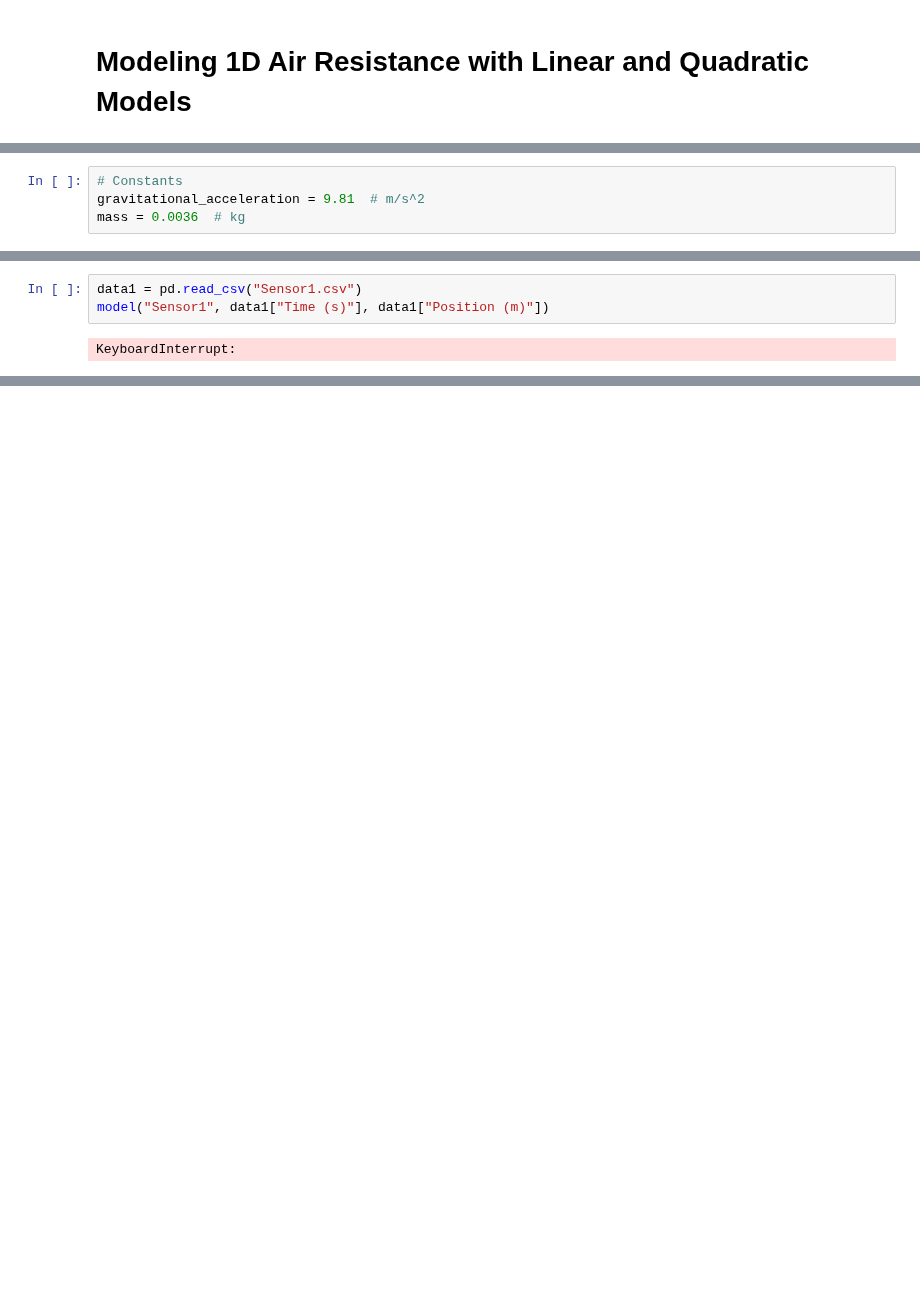
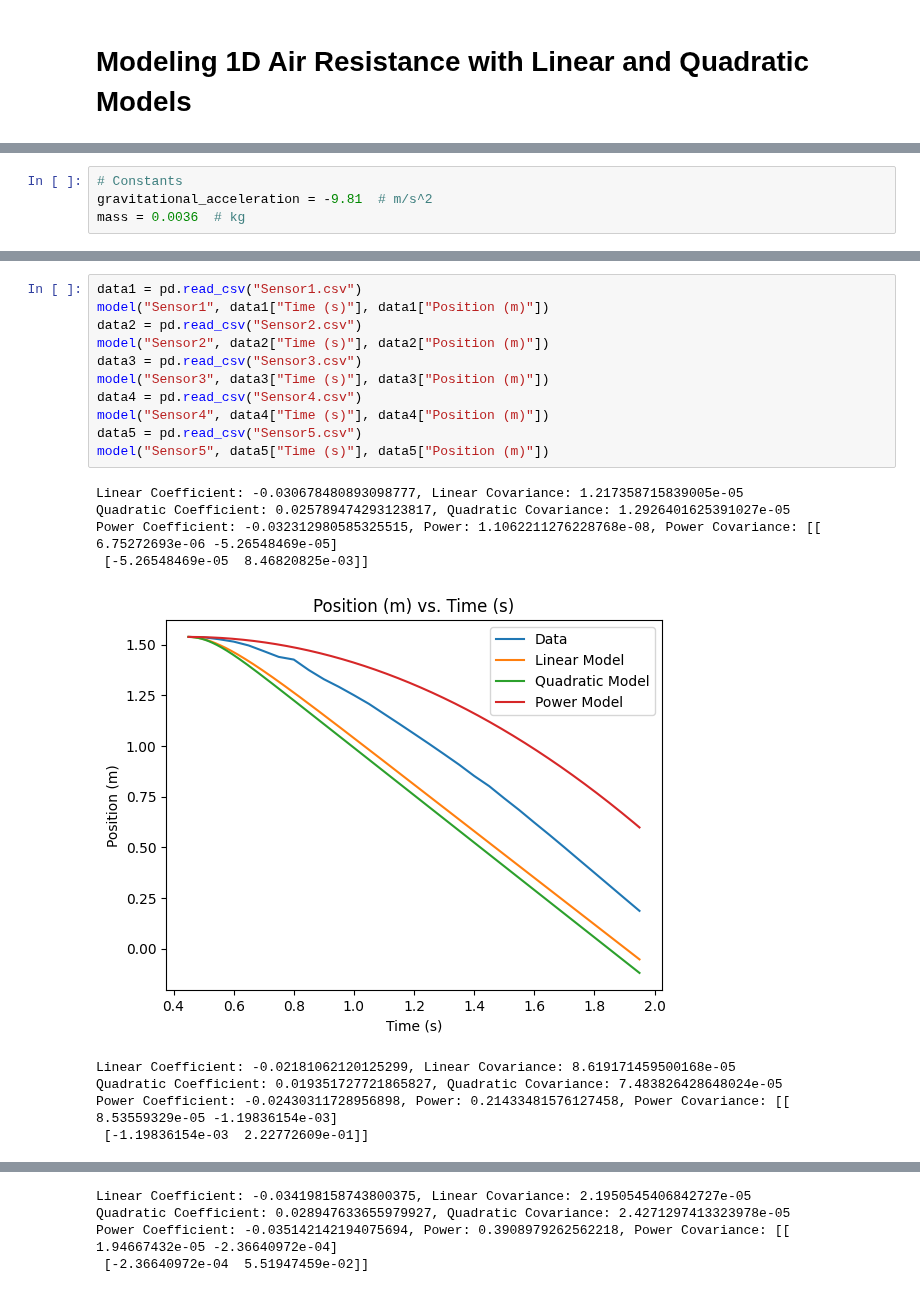
Before and after one commit to kevinthegreat1/HonorsPhysics2, a Jupyter notebook: Unit2/1DWithAirResistance/Model.ipynb, the cells around one changed output, grey strips where cells are left out. Cells and saved outputs as stored; diff of their text form; blank space fills up the shorter version.

Commit message:
Model 1D Air Resistance

```diff
--- a/Unit2/1DWithAirResistance/Model.ipynb
+++ b/Unit2/1DWithAirResistance/Model.ipynb
@@ -8,7 +9,7 @@ from scipy.optimize import curve_fit
 import matplotlib.pyplot as plt
 # %%
 # Constants
-gravitational_acceleration = 9.81  # m/s^2
+gravitational_acceleration = -9.81  # m/s^2
 mass = 0.0036  # kg
 # %%
 # Model Linear and Quadratic Air Resistance
@@ -45,5 +90,21 @@ def model(name, time, position):
 # %%
 data1 = pd.read_csv("Sensor1.csv")
 model("Sensor1", data1["Time (s)"], data1["Position (m)"])
+data2 = pd.read_csv("Sensor2.csv")
+model("Sensor2", data2["Time (s)"], data2["Position (m)"])
+data3 = pd.read_csv("Sensor3.csv")
+model("Sensor3", data3["Time (s)"], data3["Position (m)"])
+data4 = pd.read_csv("Sensor4.csv")
+model("Sensor4", data4["Time (s)"], data4["Position (m)"])
+data5 = pd.read_csv("Sensor5.csv")
+model("Sensor5", data5["Time (s)"], data5["Position (m)"])
 # %% [output]
-KeyboardInterrupt:
+Linear Coefficient: -0.030678480893098777, Linear Covariance: 1.217358715839005e-05
+Quadratic Coefficient: 0.025789474293123817, Quadratic Covariance: 1.2926401625391027e-05
+Power Coefficient: -0.032312980585325515, Power: 1.1062211276228768e-08, Power Covariance: [[ 6.75272693e-06 -5.26548469e-05]
+ [-5.26548469e-05  8.46820825e-03]]
+[figure, added]
+Linear Coefficient: -0.02181062120125299, Linear Covariance: 8.619171459500168e-05
+Quadratic Coefficient: 0.019351727721865827, Quadratic Covariance: 7.483826428648024e-05
+Power Coefficient: -0.02430311728956898, Power: 0.21433481576127458, Power Covariance: [[ 8.53559329e-05 -1.19836154e-03]
+ [-1.19836154e-03  2.22772609e-01]]
@@ -49,0 +112,4 @@ KeyboardInterrupt:
+Linear Coefficient: -0.034198158743800375, Linear Covariance: 2.1950545406842727e-05
+Quadratic Coefficient: 0.028947633655979927, Quadratic Covariance: 2.4271297413323978e-05
+Power Coefficient: -0.035142142194075694, Power: 0.3908979262562218, Power Covariance: [[ 1.94667432e-05 -2.36640972e-04]
+ [-2.36640972e-04  5.51947459e-02]]
```
Also changed, not shown: parts of 3 cells of this notebook, 10 other files.
